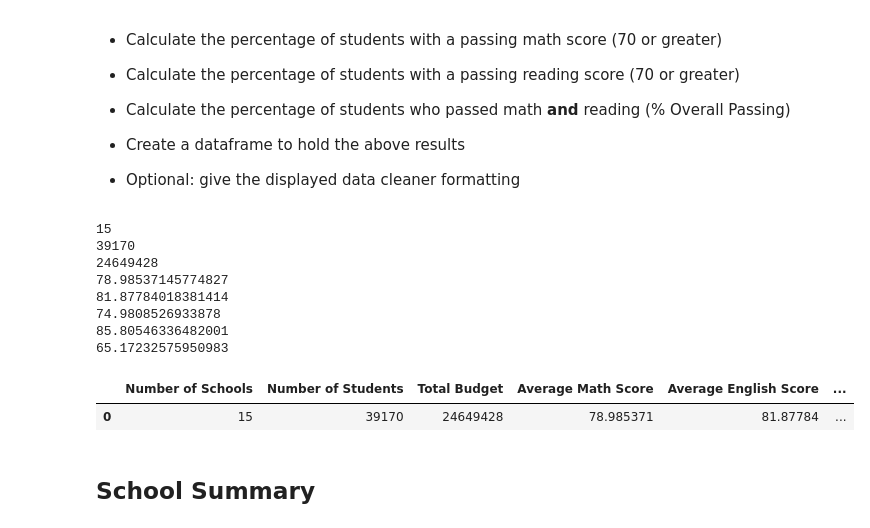
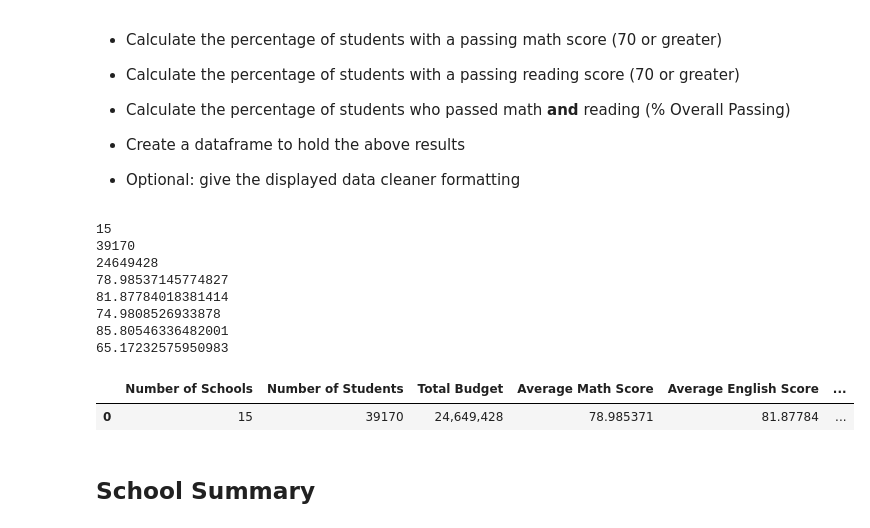
Before and after one commit to yukamara/pandas-challenge, a Jupyter notebook: PyCitySchools/PyCitySchools_starter.ipynb, the cells around one changed output. Cells and saved outputs as stored; diff of their text form; code cells hidden in the pictures.

```diff
--- a/PyCitySchools/PyCitySchools_starter.ipynb
+++ b/PyCitySchools/PyCitySchools_starter.ipynb
@@ -62,39 +73,42 @@ reading_pass_percent = (reading_pass_score_count/student_count) * 100
 overall_pass_count = len(sdc_df[(sdc_df['math_score']>=70) & (sdc_df['reading_score']>=70)])
 overall_pass_percent = (overall_pass_count/student_count)*100
 
+#I know that I did not need to print these but I did it to verify my results befor putting them the the df
 print(school_count)
 print(student_count)
 print(total_budget)
 print(ave_math_score)
 print(ave_reading_score)
 print(math_pass_percent)
 print(reading_pass_percent)
 print(overall_pass_percent)
 
 
 dist_sum_df = pd.DataFrame({
     'Number of Schools':[school_count],
     'Number of Students':[student_count],
     'Total Budget':[total_budget],
     'Average Math Score':[ave_math_score],
     'Average English Score':[ave_reading_score],
     '% Passing Math':[math_pass_percent],
     '% Passing English':[reading_pass_percent],
     '% Overall Passing': [overall_pass_percent]
 })
 
+#dist_sum_df['Total Budget'] = dist_sum_df['Total Budget'].map('${:.2f}'.format)
+dist_sum_df['Total Budget'] = dist_sum_df['Total Budget'].map("{:,}".format)
 dist_sum_df
 # %% [output]
 15
 39170
 24649428
 78.98537145774827
 81.87784018381414
 74.9808526933878
 85.80546336482001
 65.17232575950983
 |  | Number of Schools | Number of Students | Total Budget | Average Math Score | Average English Score | ... |
-| 0 | 15 | 39170 | 24649428 | 78.985371 | 81.87784 | ... |
+| 0 | 15 | 39170 | 24,649,428 | 78.985371 | 81.87784 | ... |
 # %% [markdown]
 ## School Summary
 # %% [markdown]
```
Also changed, not shown: parts of 8 cells of this notebook, 1 other file.
